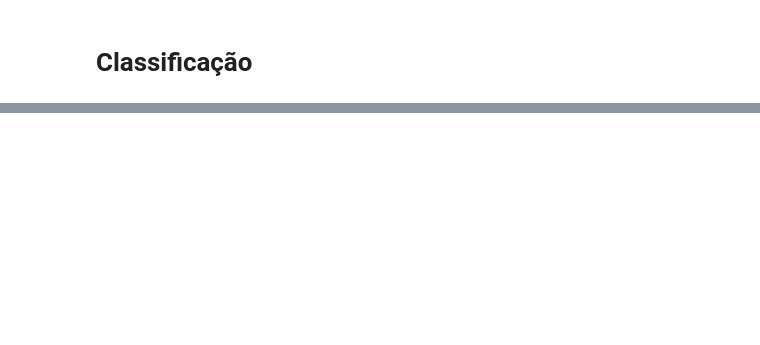
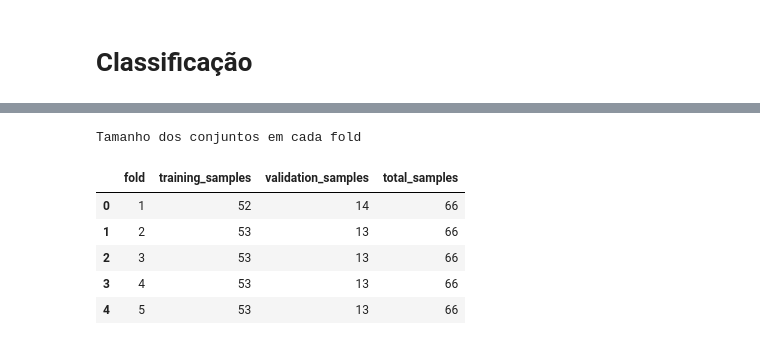
Before and after one commit to gabdumal/data_mining, a Jupyter notebook: assignment_5/main.ipynb, the cells around one changed output, grey strips where cells are left out. Cells and saved outputs as stored; diff of their text form; code cells hidden in the pictures; blank space fills up the shorter version.

```diff
--- a/assignment_5/main.ipynb
+++ b/assignment_5/main.ipynb
@@ -22,0 +156,13 @@ array([-0.46633043,  2.00422865,  1.18070896,  2.82774834,  0.35718926])
+# %%
+fold_size_table(
+    input_data_for_train,
+    output_data_for_train,
+)
+# %% [output]
+Tamanho dos conjuntos em cada fold
+|  | fold | training_samples | validation_samples | total_samples |
+| 0 | 1 | 52 | 14 | 66 |
+| 1 | 2 | 53 | 13 | 66 |
+| 2 | 3 | 53 | 13 | 66 |
+| 3 | 4 | 53 | 13 | 66 |
+| 4 | 5 | 53 | 13 | 66 |
```
Also changed, not shown: parts of 21 cells of this notebook, 3 other files.
